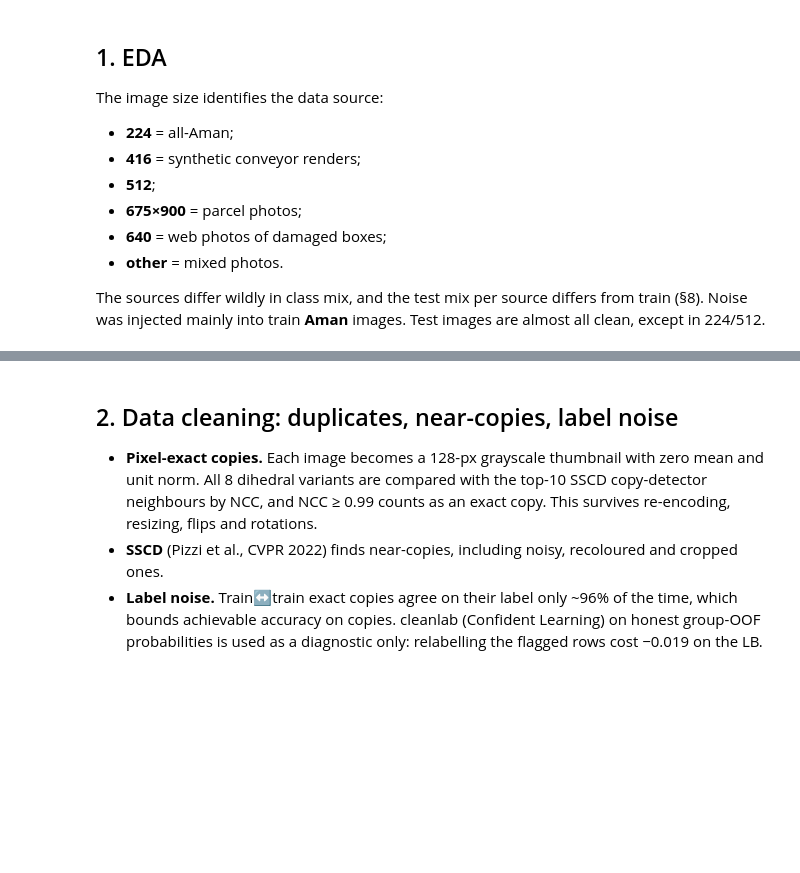
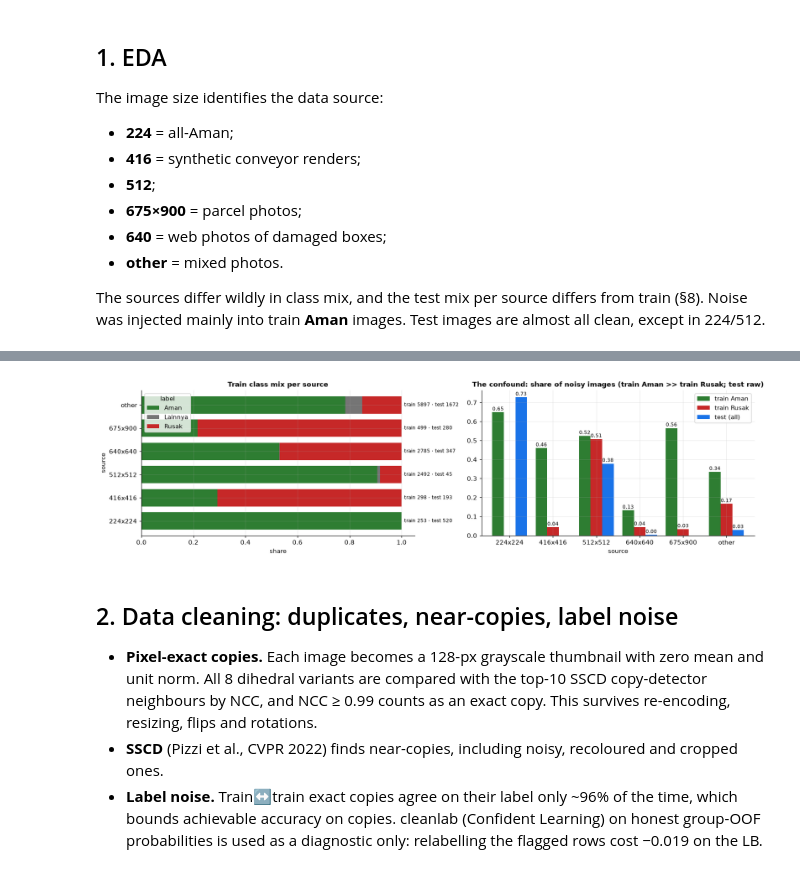
Before and after one commit to yauwes/datascape-jev-rlcd-pipeline, a Jupyter notebook: notebook/Datascape_Final_Pipeline.ipynb, the cells around one changed output, grey strips where cells are left out. Saved outputs shown, nothing was run; the diff lists cells and outputs as text; code cells hidden in the pictures; blank space fills up the shorter version.

```diff
--- a/notebook/Datascape_Final_Pipeline.ipynb
+++ b/notebook/Datascape_Final_Pipeline.ipynb
@@ -54,7 +54,7 @@ FULL = os.environ.get('DS_FULL') == '1'
 flag = lambda k: FULL or os.environ.get(f'DS_{k}') == '1'
 RECOMPUTE_EMB, RECOMPUTE_PIX, RETRAIN_HEADS, RETRAIN_FT = flag('RECOMPUTE_EMB'), flag('RECOMPUTE_PIX'), flag('RETRAIN_HEADS'), flag('RETRAIN_FT')
 SEARCH = [Path('/content/code'), ROOT / 'work', ROOT / 'submissions', ROOT / 'datascape', ROOT, Path('/content/in/artifacts'),   # Colab: the pack (/content/code) overrides older snapshot copies
-          DRIVE / 'session12', DRIVE / 'session11', DRIVE / 'session10', ROOT / 'work/out12_local', ROOT / 'work/out11_local', ROOT / 'work/out10_local']
+          DRIVE / 'session12', DRIVE / 'session11', DRIVE / 'session10', ROOT / 'work/drive_in/session12', ROOT / 'work/drive_in/session11', ROOT / 'work/drive_in/session10']
 def find(rel, required=True):  # exact relative path under each root first; else the shallowest file with that basename (older duplicates live deeper)
     for r in SEARCH:
         if (r / rel).is_file(): return r / rel
@@ -154,4 +191,11 @@ if img_ok:
         for j, i in enumerate(rng.choice(np.where(sel)[0], 8, replace=False)):
             ax[r, j].imshow(Image.open(IMG / meta.path[i].split('work/small/')[1]).convert('RGB').resize((150, 150))); ax[r, j].set_title(f'{name} | {meta.source[i]}', fontsize=7); ax[r, j].axis('off')
     plt.suptitle('Random train images per class (rows 1-3) and test images (row 4)'); plt.tight_layout(); plt.show()
+fig, ax = plt.subplots(1, 2, figsize=(15, 4.2))
+mix = pd.crosstab(meta[TR].source, meta[TR].label, normalize='index')[list(C)]
+mix.plot.barh(stacked=True, ax=ax[0], color=[COL[c] for c in C], width=0.75); ax[0].set_title('Train class mix per source'); ax[0].set_xlabel('share')
+for i, s_ in enumerate(mix.index): ax[0].text(1.01, i, f"train {src.loc[s_, 'train_n']} · test {src.loc[s_, 'test_n']}", va='center', fontsize=8)
+nzt = pd.DataFrame({'train Aman': src['noisy|Aman'], 'train Rusak': src['noisy|Rusak'], 'test (all)': src['noisy|test']}).fillna(0)
+nzt.plot.bar(ax=ax[1], color=[COL['Aman'], COL['Rusak'], COL['blue']], width=0.8, rot=0); ax[1].set_title('The confound: share of noisy images (train Aman >> train Rusak; test raw)'); annotate(ax[1])
+plt.tight_layout(); plt.show()
 # %% [output]
@@ -159,12 +203,13 @@ if img_ok:
 train 12224 | test 3057 | train class mix {'Aman': 0.72, 'Rusak': 0.246, 'Lainnya': 0.035}
          train_n  test_n  train_Aman  train_Lainnya  train_Rusak  noisy|Aman  noisy|Lainnya  noisy|Rusak  noisy|test
 source
 224x224      253     520       1.000          0.000        0.000       0.648            NaN          NaN       0.727
 416x416      298     193       0.292          0.000        0.708       0.460            NaN        0.043       0.000
 512x512     2492      45       0.907          0.011        0.082       0.524          0.679        0.507       0.378
 640x640     2785     347       0.531          0.001        0.469       0.132          0.500        0.044       0.003
 675x900      499     280       0.216          0.000        0.784       0.565            NaN        0.033       0.000
 other       5897    1672       0.783          0.067        0.151       0.335          0.176        0.166       0.029
+[figure, added]
 # %% [markdown]
 ## 2. Data cleaning: duplicates, near-copies, label noise
 - **Pixel-exact copies.** Each image becomes a 128-px grayscale thumbnail with zero mean and unit norm. All 8 dihedral variants are compared with the top-10 SSCD copy-detector neighbours by NCC, and NCC ≥ 0.99 counts as an exact copy. This survives re-encoding, resizing, flips and rotations.
```
Also changed, not shown: parts of 20 cells of this notebook, 12 other files.
